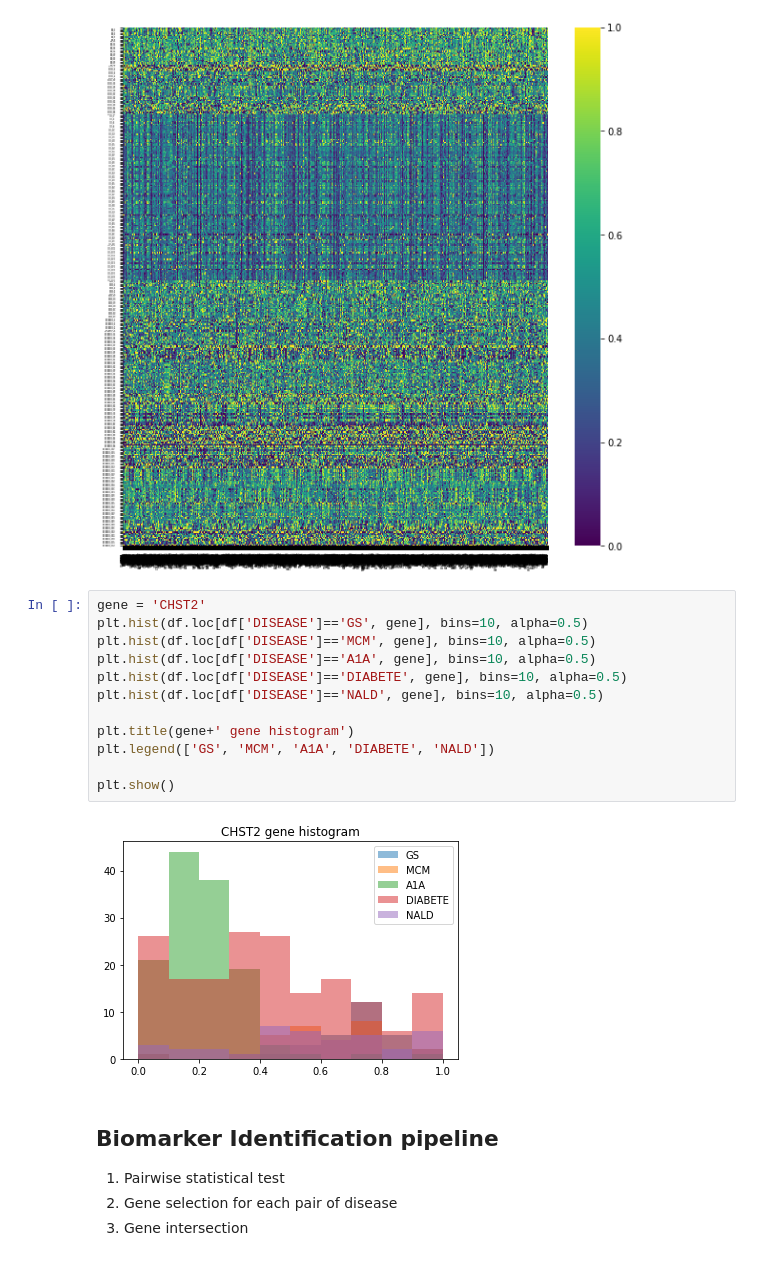
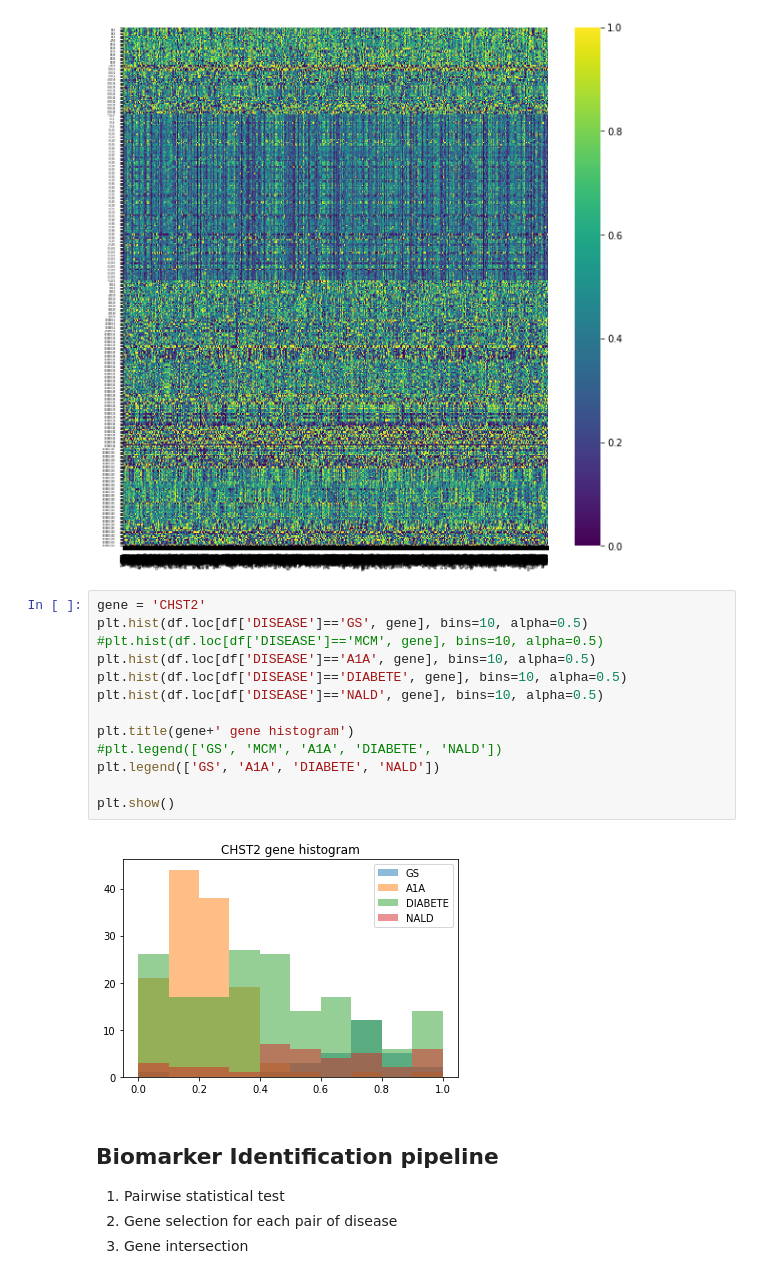
Before and after one commit to federicosilvestri/chl-project, a Jupyter notebook: src/notebooks/Biomarker Test.ipynb, the cells around one changed output. Cells and saved outputs as stored; diff of their text form.

```diff
--- a/src/notebooks/Biomarker Test.ipynb
+++ b/src/notebooks/Biomarker Test.ipynb
@@ -115,17 +114,18 @@ visuz.gene_exp.hmap(df=df[data_cols], cmap='viridis', rowclus=False, colclus=Fal
 # %%
 gene = 'CHST2'
 plt.hist(df.loc[df['DISEASE']=='GS', gene], bins=10, alpha=0.5)
-plt.hist(df.loc[df['DISEASE']=='MCM', gene], bins=10, alpha=0.5)
+#plt.hist(df.loc[df['DISEASE']=='MCM', gene], bins=10, alpha=0.5)
 plt.hist(df.loc[df['DISEASE']=='A1A', gene], bins=10, alpha=0.5)
 plt.hist(df.loc[df['DISEASE']=='DIABETE', gene], bins=10, alpha=0.5)
 plt.hist(df.loc[df['DISEASE']=='NALD', gene], bins=10, alpha=0.5)
 
 plt.title(gene+' gene histogram')
-plt.legend(['GS', 'MCM', 'A1A', 'DIABETE', 'NALD'])
+#plt.legend(['GS', 'MCM', 'A1A', 'DIABETE', 'NALD'])
+plt.legend(['GS', 'A1A', 'DIABETE', 'NALD'])
 
 plt.show()
 # %% [output]
-[figure, old version]
+[figure, new version]
 # %% [markdown]
 ## Biomarker Identification pipeline
 
```
Also changed, not shown: parts of 11 cells of this notebook.
